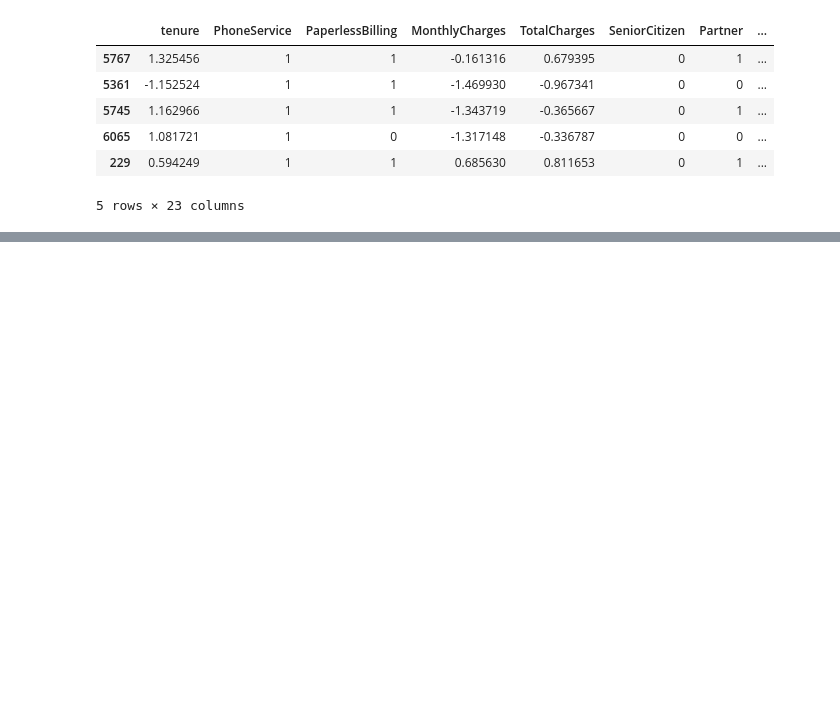
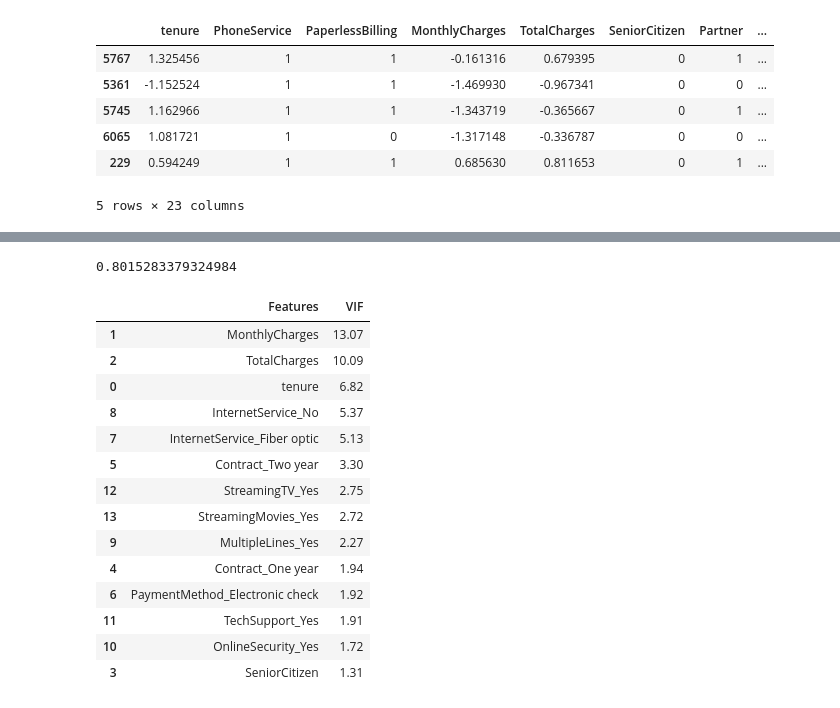
Before and after one commit to MIghtykukulkan/datascience, a Jupyter notebook: machine-learning/logistic_regression/logistic_practice.ipynb, the cells around one changed output, grey strips where cells are left out. Cells and saved outputs as stored; diff of their text form; code cells hidden in the pictures; blank space fills up the shorter version.

```diff
--- a/machine-learning/logistic_regression/logistic_practice.ipynb
+++ b/machine-learning/logistic_regression/logistic_practice.ipynb
@@ -482,0 +651,28 @@ X_train.head()
+# %%
+# Let's check the overall accuracy.
+print(metrics.accuracy_score(y_train_pred_final.Churn, y_train_pred_final.predicted))
+# %% [output]
+0.8015283379324984
+# %%
+vif = pd.DataFrame()
+vif['Features'] = X_train[col].columns
+vif['VIF'] = [variance_inflation_factor(X_train[col].values, i) for i in range(X_train[col].shape[1])]
+vif['VIF'] = round(vif['VIF'], 2)
+vif = vif.sort_values(by = "VIF", ascending = False)
+vif
+# %% [output]
+|  | Features | VIF |
+| 1 | MonthlyCharges | 13.07 |
+| 2 | TotalCharges | 10.09 |
+| 0 | tenure | 6.82 |
+| 8 | InternetService_No | 5.37 |
+| 7 | InternetService_Fiber optic | 5.13 |
+| 5 | Contract_Two year | 3.30 |
+| 12 | StreamingTV_Yes | 2.75 |
+| 13 | StreamingMovies_Yes | 2.72 |
+| 9 | MultipleLines_Yes | 2.27 |
+| 4 | Contract_One year | 1.94 |
+| 6 | PaymentMethod_Electronic check | 1.92 |
+| 11 | TechSupport_Yes | 1.91 |
+| 10 | OnlineSecurity_Yes | 1.72 |
+| 3 | SeniorCitizen | 1.31 |
```
Also changed, not shown: parts of 11 cells of this notebook.
